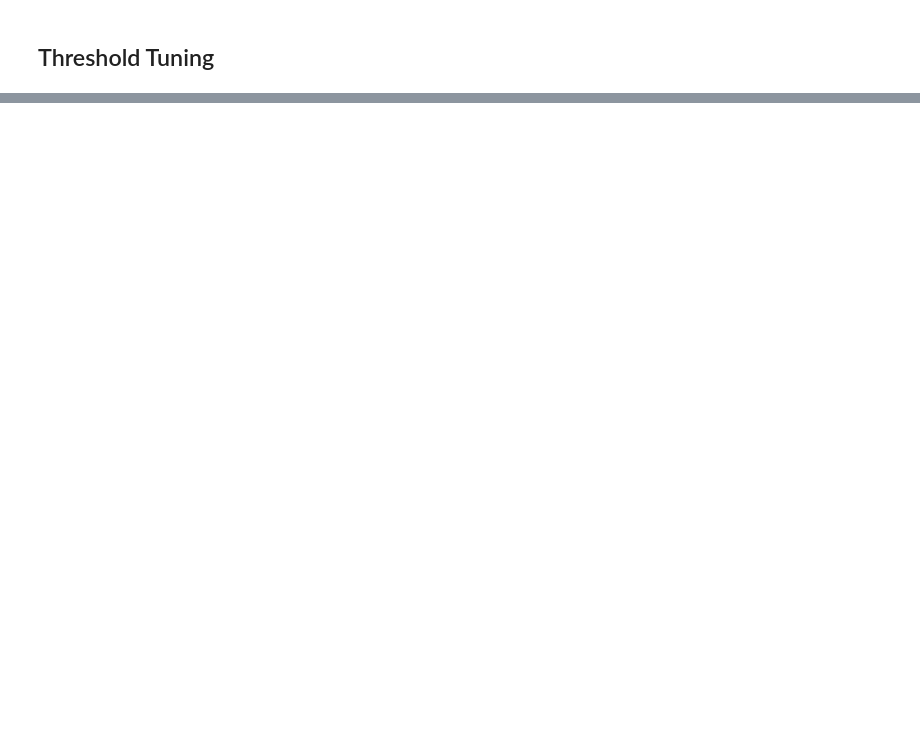
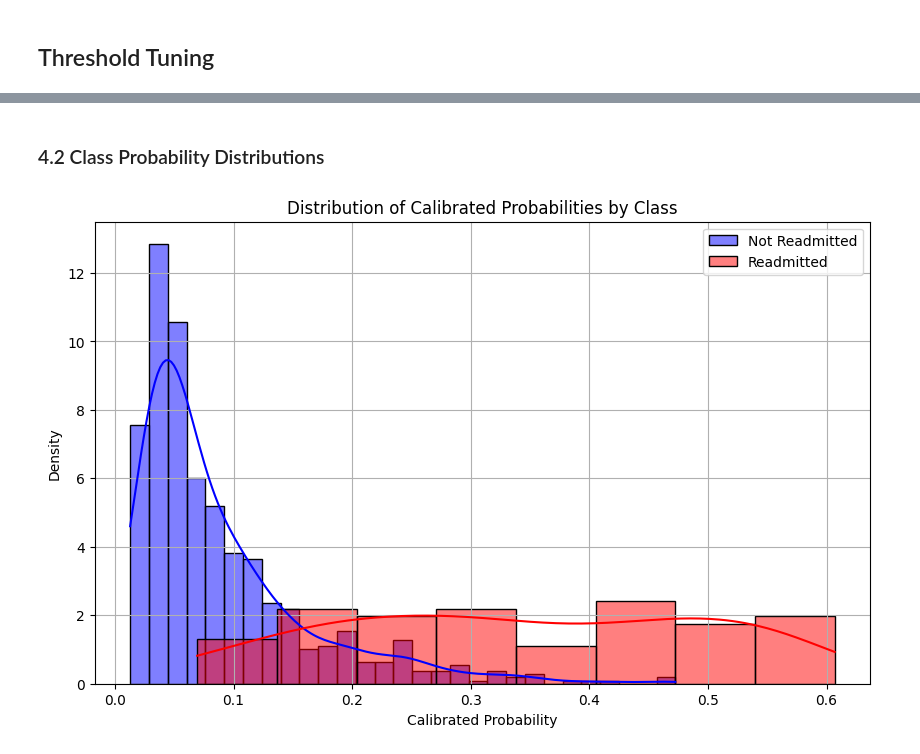
Before and after one commit to priyamvadodariya-growexxer/readmission-dl, a Jupyter notebook: notebooks/solutions.ipynb, the cells around one changed output, grey strips where cells are left out. Drawn from its saved outputs; the diff is of its cells as text; code cells hidden in the pictures; blank space fills up the shorter version.

```diff
--- a/notebooks/solutions.ipynb
+++ b/notebooks/solutions.ipynb
@@ -69,14 +251,19 @@ class MLP(nn.Module):
     def __init__(self, input_dim):
         super().__init__()
         self.net = nn.Sequential(
-            nn.Linear(input_dim, 64),
+            nn.Linear(input_dim, 128),  # First hidden layer with 128 units
+            nn.ReLU(),
+            nn.BatchNorm1d(128),
+            nn.Dropout(0.4),
+            nn.Linear(128, 64),   # Second hidden layer with 64 units
             nn.ReLU(),
             nn.BatchNorm1d(64),
-            nn.Dropout(0.3),
-            nn.Linear(64, 32),
+            nn.Dropout(0.2),
+            nn.Linear(64, 32),    # Third hidden layer with 32 units
             nn.ReLU(),
-            nn.Dropout(0.2),
-            nn.Linear(32, 1)
+            nn.BatchNorm1d(32),
+            nn.Dropout(0.1),
+            nn.Linear(32, 1)      # Output layer
         )
 
     def forward(self, x):
@@ -149,0 +535,14 @@ print('Best threshold:', best_t)
+# %% [markdown]
+### 4.2 Class Probability Distributions
+# %%
+plt.figure(figsize=(10, 6))
+sns.histplot(calibrated_probs[y_true == 0], color='blue', label='Not Readmitted', kde=True, stat='density', alpha=0.5)
+sns.histplot(calibrated_probs[y_true == 1], color='red', label='Readmitted', kde=True, stat='density', alpha=0.5)
+plt.title('Distribution of Calibrated Probabilities by Class')
+plt.xlabel('Calibrated Probability')
+plt.ylabel('Density')
+plt.legend()
+plt.grid(True)
+plt.show()
+# %% [output]
+[figure, added]
```
Also changed, not shown: parts of 22 cells of this notebook, 23 other files.
